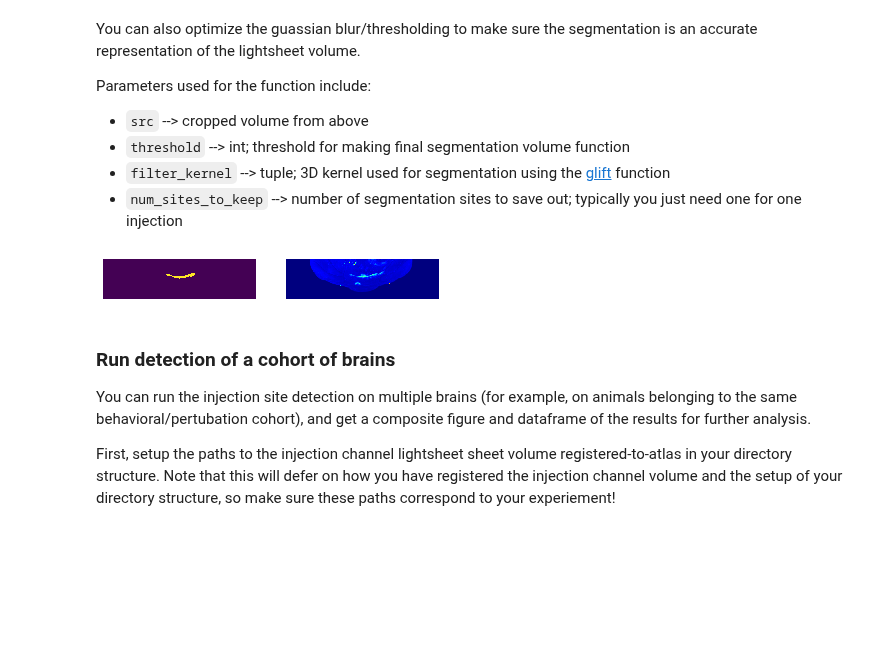
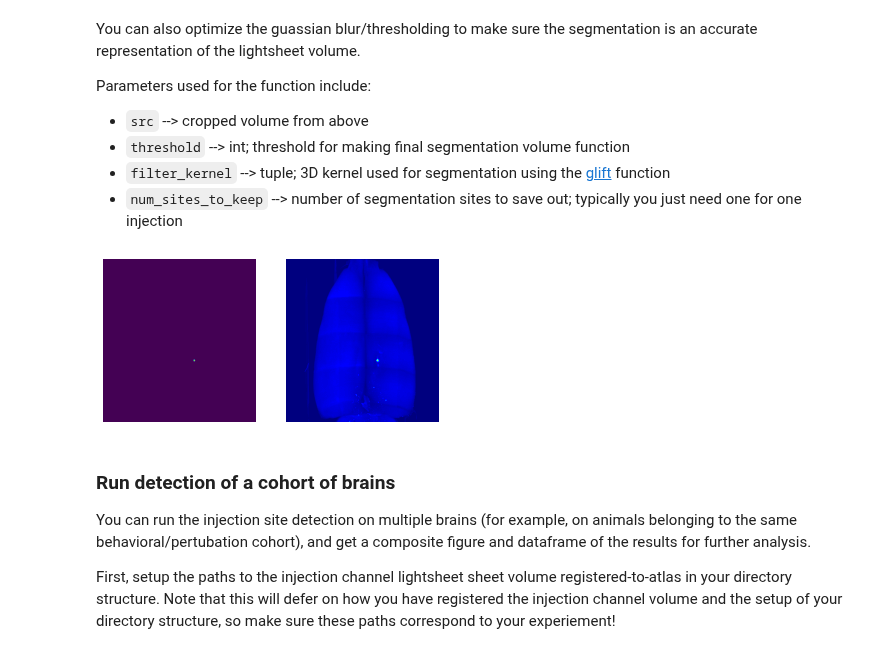
Before and after one commit to PrincetonUniversity/BrainPipe, a Jupyter notebook: tools/analysis/analyze_injection.ipynb, the cells around one changed output. Drawn from its saved outputs; the diff is of its cells as text; code cells hidden in the pictures; blank space fills up the shorter version.

```diff
--- a/tools/analysis/analyze_injection.ipynb
+++ b/tools/analysis/analyze_injection.ipynb
@@ -262,6 +276,6 @@ Parameters used for the function include:
 The functions returns the cropped volume.
 # %%
 #check if reorientation is necessary
-src = "/jukebox/wang/Jess/lightsheet_output/201904_ymaze_cfos/injection/processed/an26/elastix/an26_ymazefos_021519_1d3x_647_008na_1hfds_z10um_400msec_ch00/result.1.tif"
-src = orientation_crop_check(src, axes = ("2","1","0"), crop = "[:,500:,:200]")
+src = "/Users/emilydennis/Desktop/spimout/e142_reg_in_atl.tif"
+src = orientation_crop_check(src, axes=("2","1","0"),crop = "[:,140:800,0:250]")
 # %% [output]
@@ -275,9 +289,9 @@ Parameters used for the function include:
 * `filter_kernel` --> tuple; 3D kernel used for segmentation using the [glift](https://docs.scipy.org/doc/scipy/reference/generated/scipy.ndimage.gaussian_filter.html) function
 * `num_sites_to_keep` --> number of segmentation sites to save out; typically you just need one for one injection
 # %%
-optimize_inj_detect(src, threshold=5, filter_kernel = (1,1,1), num_sites_to_keep=1)
+optimize_inj_detect(src, threshold=10, filter_kernel = (1,1,1), num_sites_to_keep=1)
 # %% [output]
-[figure, old version]
+[figure, new version]
 # %% [markdown]
 ### Run detection of a cohort of brains
 
```
Also changed, not shown: parts of 3 cells of this notebook, 2 other files.
